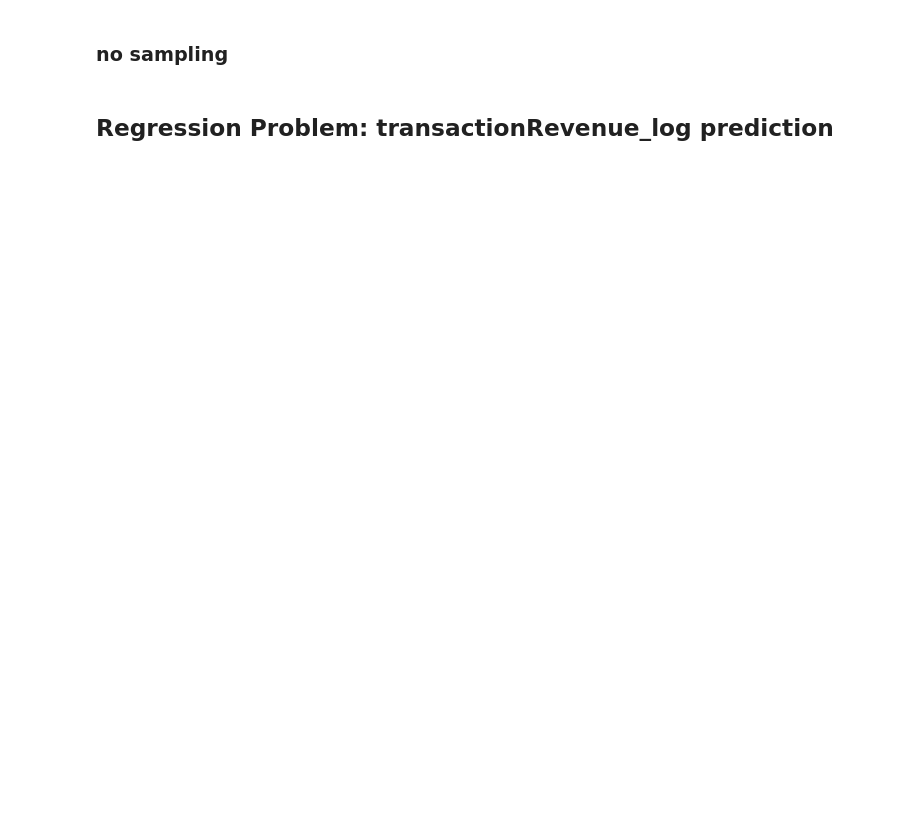
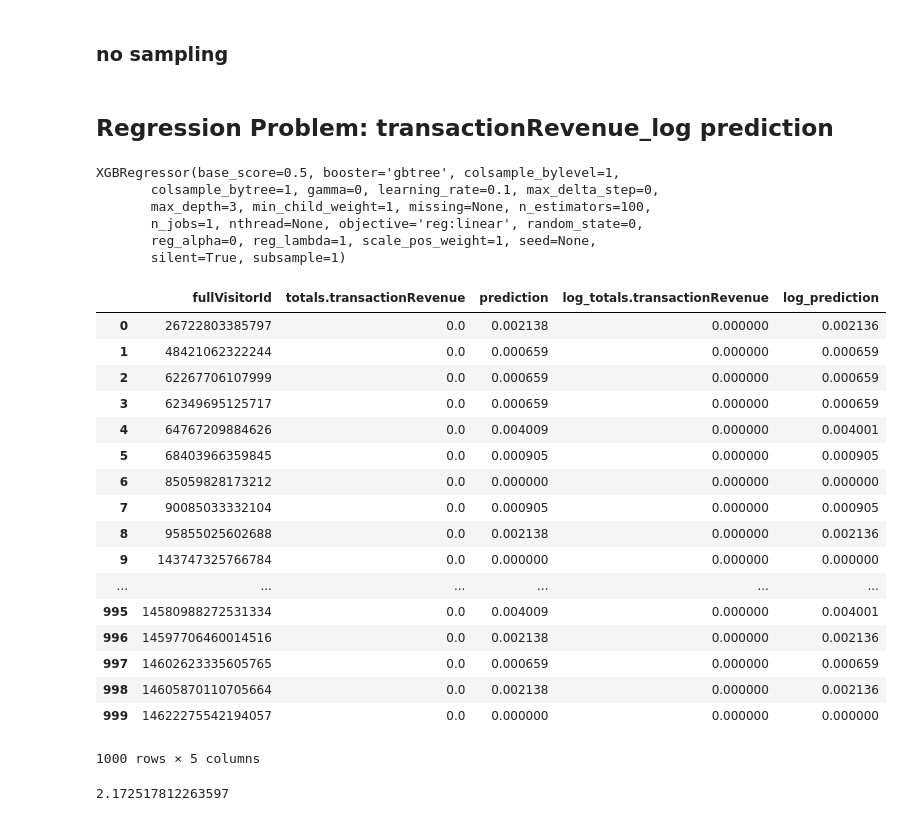
Before and after one commit to Pavan-Sangha/Kaggle-Google-Analytics-Customer-Revenue, a Jupyter notebook: Model_Build.ipynb, the cells around one changed output. Drawn from its saved outputs; the diff is of its cells as text; code cells hidden in the pictures; blank space fills up the shorter version.

Commit message:
first regression model built

```diff
--- a/Model_Build.ipynb
+++ b/Model_Build.ipynb
@@ -520,0 +510,43 @@ confusion_matrix(y_val,y_val_test)
+# %%
+model_reg.fit(X,y)
+# %% [output]
+XGBRegressor(base_score=0.5, booster='gbtree', colsample_bylevel=1,
+       colsample_bytree=1, gamma=0, learning_rate=0.1, max_delta_step=0,
+       max_depth=3, min_child_weight=1, missing=None, n_estimators=100,
+       n_jobs=1, nthread=None, objective='reg:linear', random_state=0,
+       reg_alpha=0, reg_lambda=1, scale_pos_weight=1, seed=None,
+       silent=True, subsample=1)
+# %%
+X_val = val[features]
+y_val = val['transactionRevenue_log']
+# %%
+y_val_pred = model_reg.predict(X_val)
+# %%
+# Set negative predictions to 0
+y_val_pred[y_val_pred<0]=0
+# %%
+pred_baseline = prediction_df(val_master,'fullVisitorId','totals.transactionRevenue',y_val_pred)
+pred_baseline.head(1000)
+# %% [output]
+|  | fullVisitorId | totals.transactionRevenue | prediction | log_totals.transactionRevenue | log_prediction |
+| 0 | 26722803385797 | 0.0 | 0.002138 | 0.000000 | 0.002136 |
+| 1 | 48421062322244 | 0.0 | 0.000659 | 0.000000 | 0.000659 |
+| 2 | 62267706107999 | 0.0 | 0.000659 | 0.000000 | 0.000659 |
+| 3 | 62349695125717 | 0.0 | 0.000659 | 0.000000 | 0.000659 |
+| 4 | 64767209884626 | 0.0 | 0.004009 | 0.000000 | 0.004001 |
+| 5 | 68403966359845 | 0.0 | 0.000905 | 0.000000 | 0.000905 |
+| 6 | 85059828173212 | 0.0 | 0.000000 | 0.000000 | 0.000000 |
+| 7 | 90085033332104 | 0.0 | 0.000905 | 0.000000 | 0.000905 |
+| 8 | 95855025602688 | 0.0 | 0.002138 | 0.000000 | 0.002136 |
+| 9 | 143747325766784 | 0.0 | 0.000000 | 0.000000 | 0.000000 |
+| ... | ... | ... | ... | ... | ... |
+| 995 | 14580988272531334 | 0.0 | 0.004009 | 0.000000 | 0.004001 |
+| 996 | 14597706460014516 | 0.0 | 0.002138 | 0.000000 | 0.002136 |
+| 997 | 14602623335605765 | 0.0 | 0.000659 | 0.000000 | 0.000659 |
+| 998 | 14605870110705664 | 0.0 | 0.002138 | 0.000000 | 0.002136 |
+| 999 | 14622275542194057 | 0.0 | 0.000000 | 0.000000 | 0.000000 |
+1000 rows × 5 columns
+# %%
+mean_squared_error(pred_baseline['log_scores'],pred_baseline['log_prediction'])**0.5
+# %% [output]
+2.172517812263597
```
Also changed, not shown: parts of 37 cells of this notebook.
